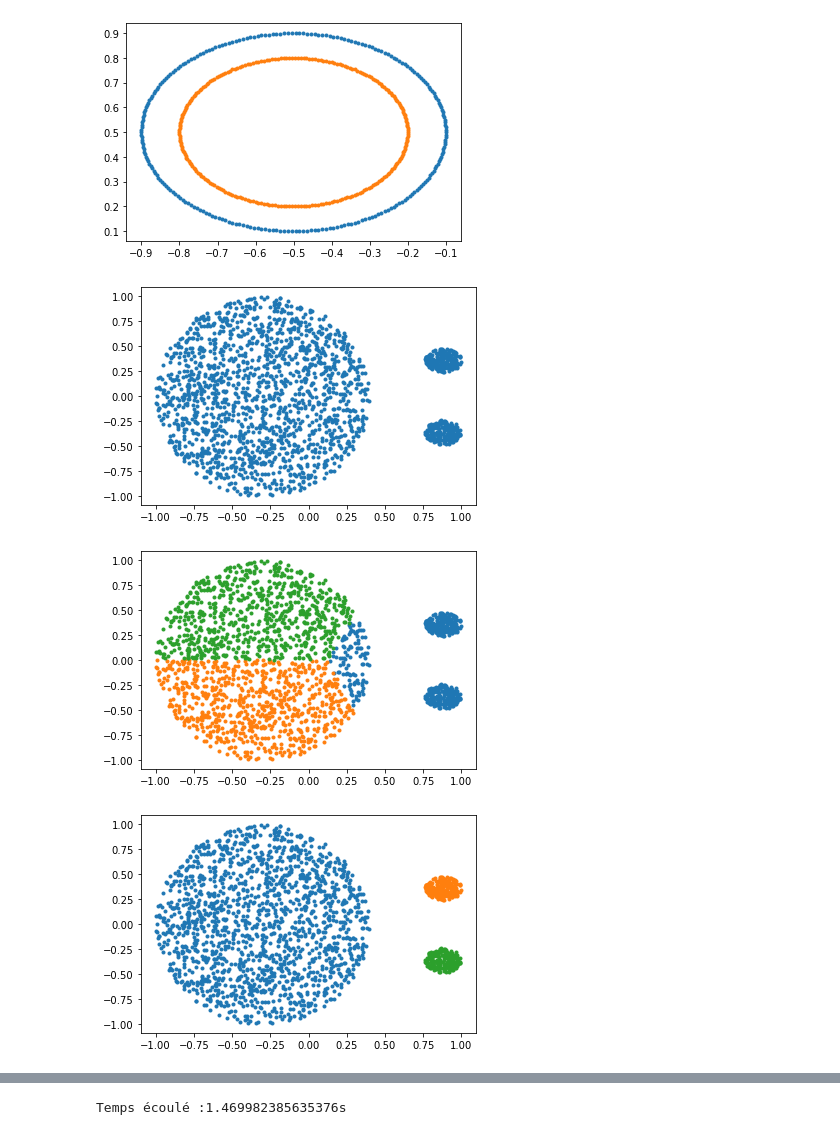
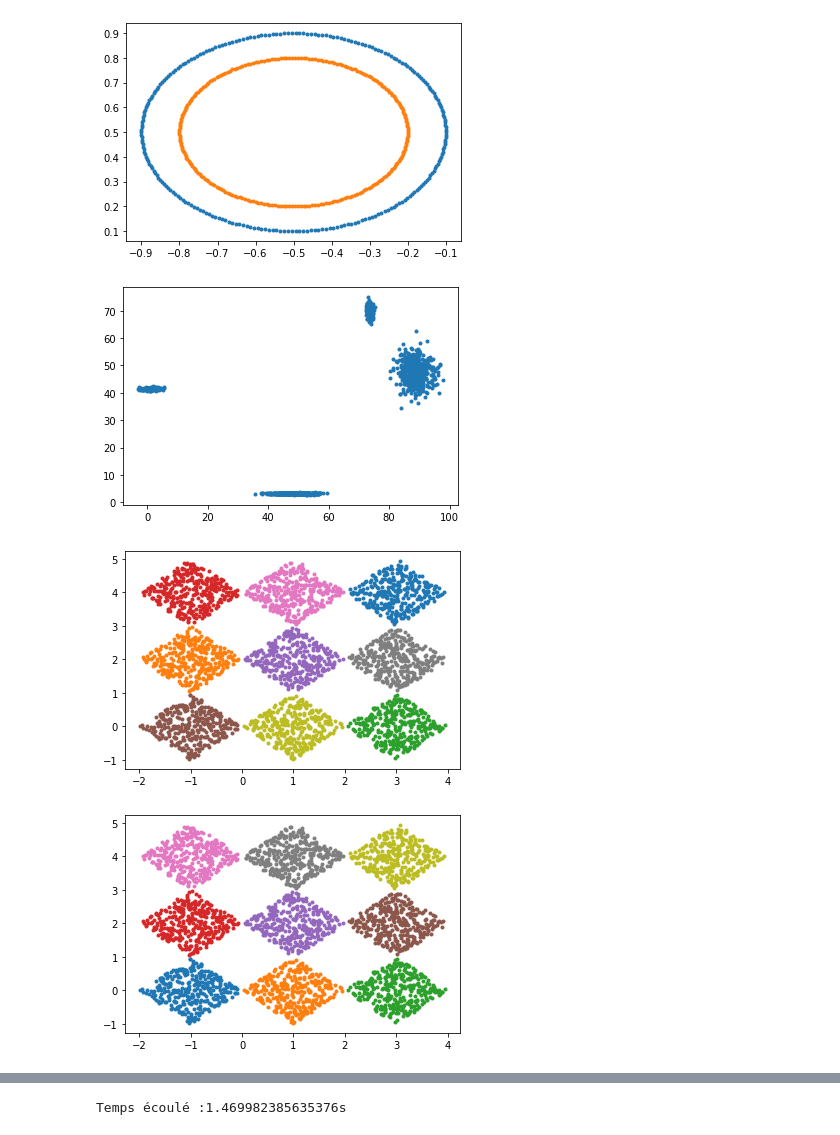
Before and after one commit to MarinoBenassai/TP-Clustering, a Jupyter notebook: TP-Clustering.ipynb, the cells around one changed output, grey strips where cells are left out. Cells and saved outputs as stored; diff of their text form; code cells hidden in the pictures.

```diff
--- a/TP-Clustering.ipynb
+++ b/TP-Clustering.ipynb
@@ -35,20 +36,20 @@ plt.show()
 )
 [figure]
 # %%
-data = arff.loadarff(open("artificial/cure-t0-2000n-2D.arff","r"))
+data = arff.loadarff(open("artificial/2d-4c.arff","r"))
 x = [data[0][i][0] for i in range(len(data[0]))]
 y = [data[0][i][1] for i in range(len(data[0]))]
 
 plt.plot(x,y,'.')
 #plt.plot(x2,y2,'.')
 plt.show()
 # %% [output]
-[figure, old version]
+[figure, new version]
 # %%
 nb_cluster_reel = max([int(data[0][i][2]) for i in range(len(data[0]))]) + 1
 
 data2 = [[e[0],e[1]] for e in data[0]]
-kmeans = sk.KMeans(n_clusters=3, random_state=0).fit(data2)
+kmeans = sk.KMeans(n_clusters=9, random_state=0).fit(data2)
 for i in range(max(kmeans.labels_) + 1):
     x = [data2[j][0] for j in range(len(data2)) if kmeans.labels_[j] == i]
     y = [data2[j][1] for j in range(len(data2)) if kmeans.labels_[j] == i]
@@ -62,6 +63,6 @@ for j in range(nb_cluster_reel):
 
 plt.show()
 # %% [output]
-[figure, old version]
+[figure, new version]
-[figure, old version]
+[figure, new version]
 # %%
```
Also changed, not shown: parts of 5 cells of this notebook.
